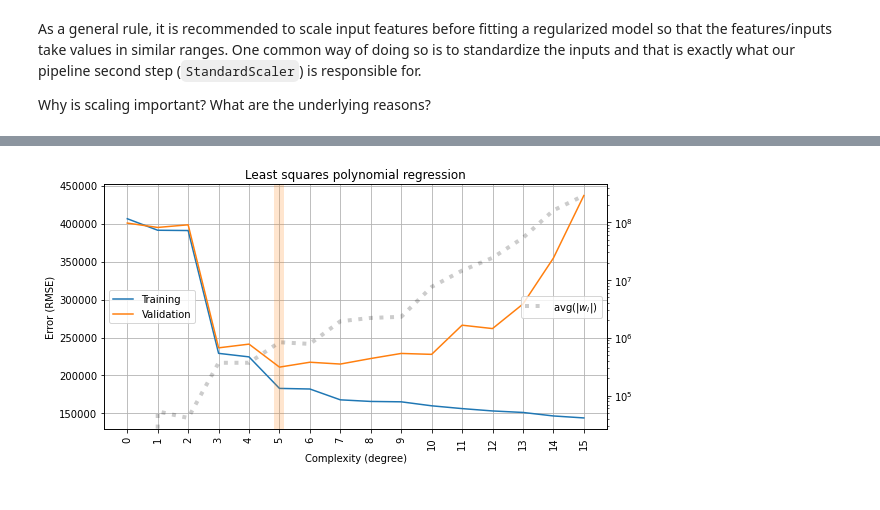
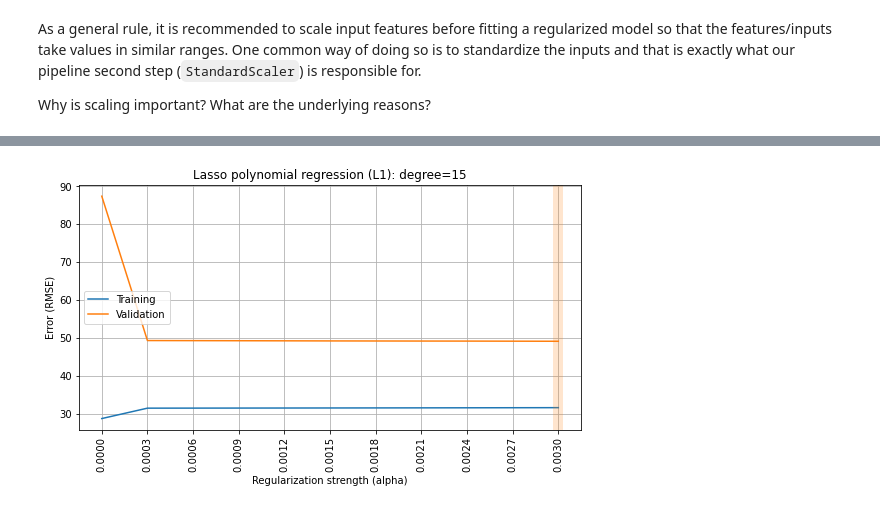
Before and after one commit to YakovGrischenko/rss-ml-intro, a Jupyter notebook: 3_overfitting_regularization/overfitting_regularization.ipynb, the cells around one changed output, grey strips where cells are left out. Cells and saved outputs as stored; diff of their text form; code cells hidden in the pictures.

```diff
--- a/3_overfitting_regularization/overfitting_regularization.ipynb
+++ b/3_overfitting_regularization/overfitting_regularization.ipynb
@@ -600,24 +620,21 @@ for degree in [4, 5,15]:
 # %%
-rmse_train, rmse_valid, avg_coef = [], [], []
-for degree in DEGREES:
-    results = cross_validate(make_model(degree),
+import warnings
+warnings.filterwarnings('ignore')
+
+ALPHAS = np.linspace(0, 0.003, 1 + 10)
+
+rmse_train, rmse_valid, avg_coef = [],  [], []
+for alpha in ALPHAS:
+    results = cross_validate(make_model(degree=15, penalty='L1', alpha=alpha),
                              X, y, cv=5,
-                             return_train_score=True, return_estimator=True,
+                             return_train_score=True,
                              scoring='neg_root_mean_squared_error')
     rmse_train.append(-np.mean(results['train_score']))
     rmse_valid.append(-np.mean(results['test_score']))
-    avg_coef.append(
-        # average over CV folds
-        np.mean([
-            # mean absolute value of weights
-            np.mean(np.abs(model['reg'].coef_))
-            for model in results['estimator']
-        ]))
 
 
-plot_fitting_graph(DEGREES, rmse_train, rmse_valid,
-                   xlabel='Complexity (degree)', ylabel='Error (RMSE)',
-                   custom_metric=avg_coef, custom_label='avg(|$w_i$|)',
-                   title='Least squares polynomial regression')
+plot_fitting_graph(ALPHAS, rmse_train, rmse_valid,
+                   xlabel='Regularization strength (alpha)', ylabel='Error (RMSE)',
+                   title='Lasso polynomial regression (L1): degree=15')
 # %% [output]
-[figure, old version]
+[figure, new version]
```
Also changed, not shown: parts of 8 cells of this notebook.
